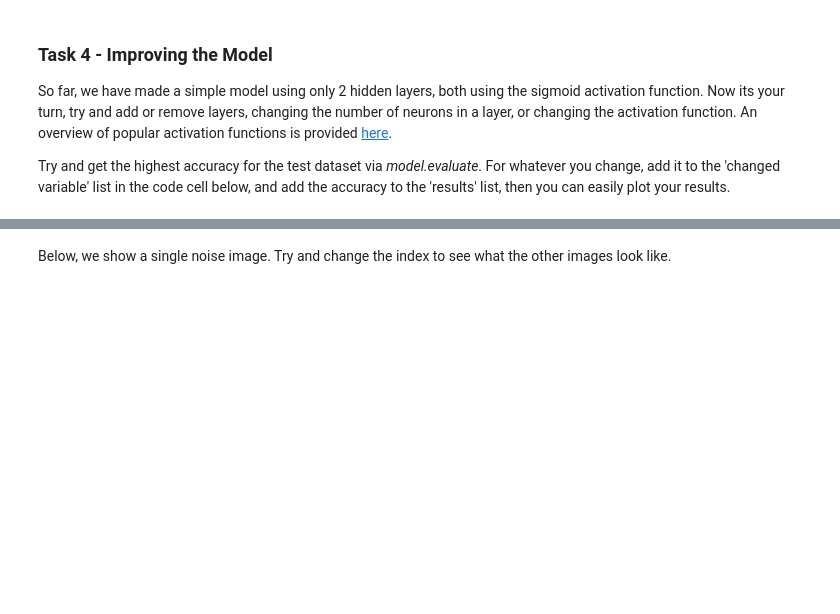
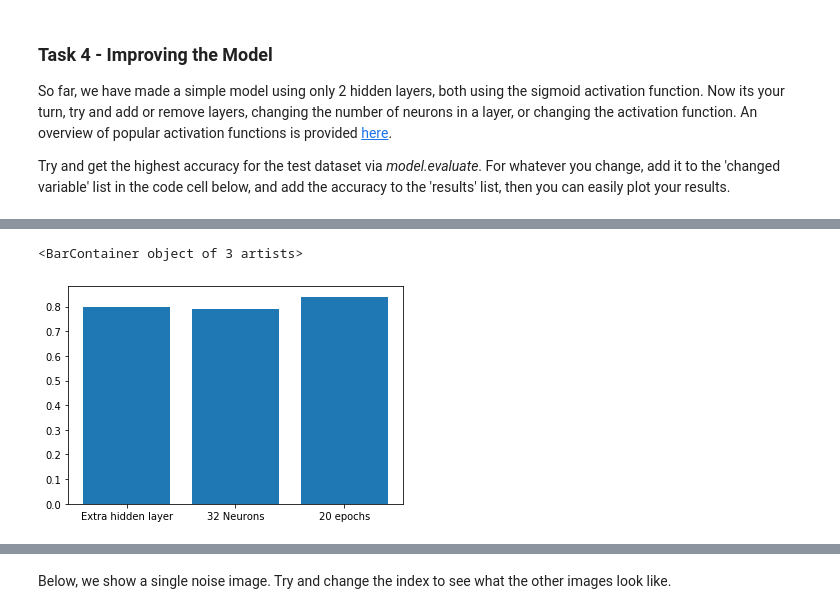
Before and after one commit to nikitapond/in2HEP, a Jupyter notebook: notebooks/MNIST.ipynb, the cells around one changed output, grey strips where cells are left out. Cells and saved outputs as stored; diff of their text form; code cells hidden in the pictures; blank space fills up the shorter version.

```diff
--- a/notebooks/MNIST.ipynb
+++ b/notebooks/MNIST.ipynb
@@ -263,7 +327,12 @@ model.evaluate(X_test, Y_test, verbose=2)
 # %%
 # Write your results!
-changed_variable = []
-results = []
+# Some example changes
+changed_variable = ['Extra hidden layer', '32 Neurons', '20 epochs']
+# The accuracy after the change
+results = [0.8, 0.79, 0.84]
 
-plt.plot(changed_variable, results)
+plt.bar(changed_variable, results)
 # Add a title, and axis label!
+# %% [output]
+<BarContainer object of 3 artists>
+[figure, added]
```
Also changed, not shown: parts of 38 cells of this notebook.
